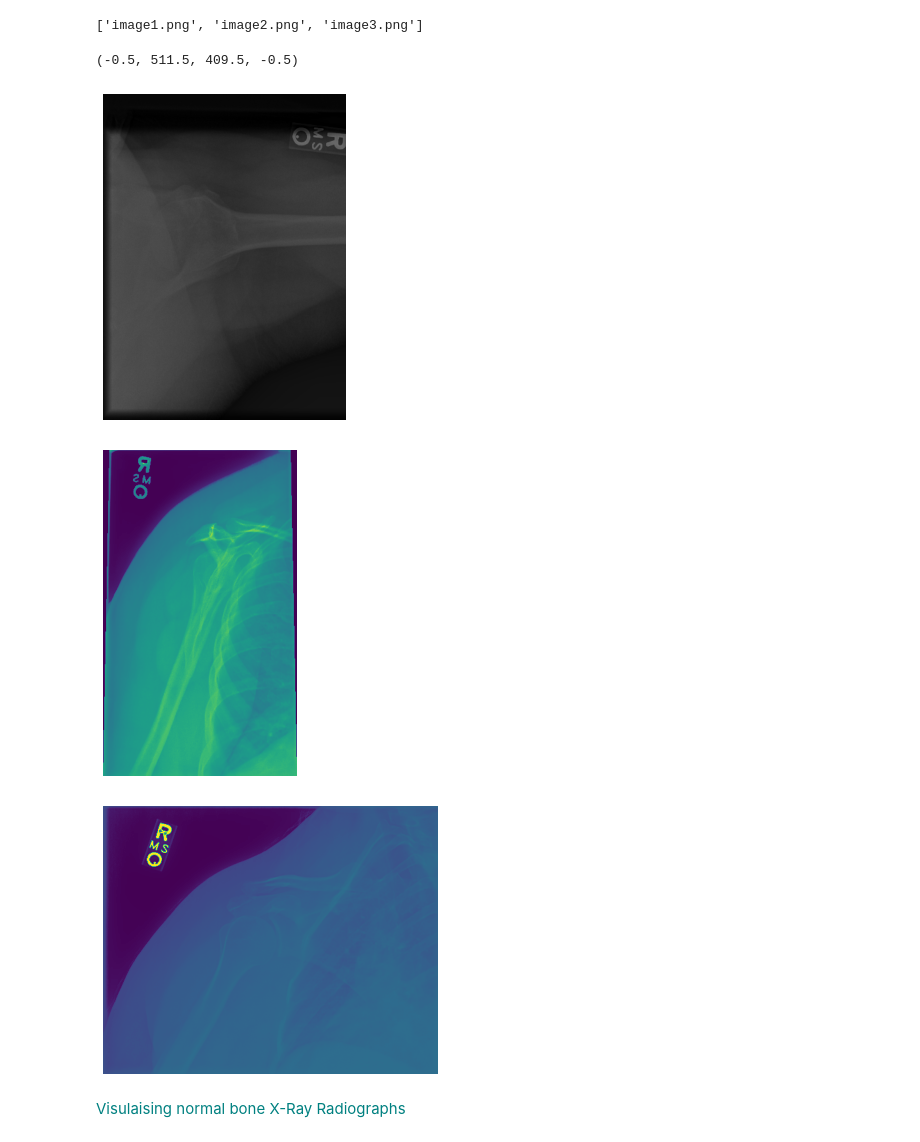
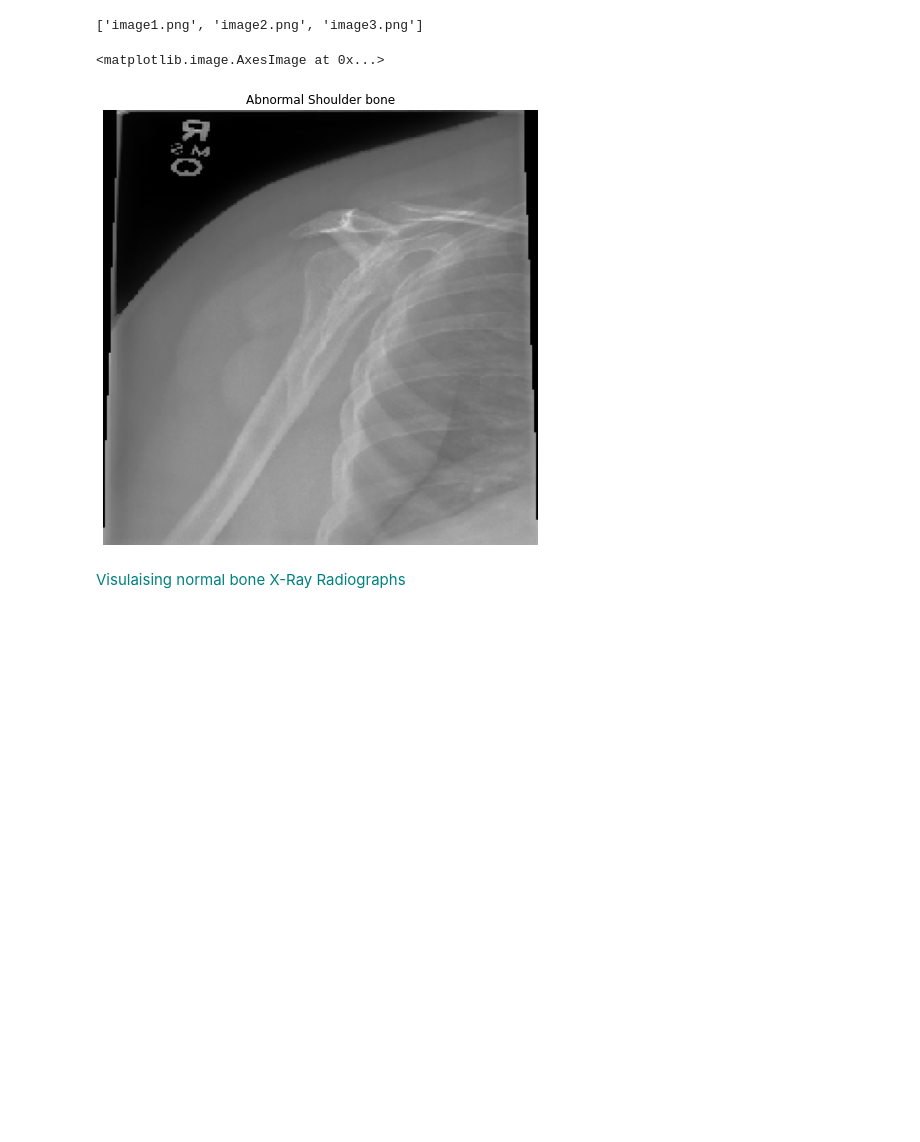
Before and after one commit to umamohantm/springboard, a Jupyter notebook: Capstone 2/Capstone _3_Data_Wrangling_and_EDA.ipynb, the cells around one changed output. Drawn from its saved outputs; the diff is of its cells as text; code cells hidden in the pictures; blank space fills up the shorter version.

```diff
--- a/Capstone 2/Capstone _3_Data_Wrangling_and_EDA.ipynb
+++ b/Capstone 2/Capstone _3_Data_Wrangling_and_EDA.ipynb
@@ -221,23 +194,16 @@ path = "train/XR_SHOULDER/patient00001/study1_positive"
 os.listdir(path)
 # %% [output]
 ['image1.png', 'image2.png', 'image3.png']
-# %%
-pic=imageio.imread('train/XR_SHOULDER/patient00001/study1_positive/image1.png')
-plt.figure(figsize=(6,6))
-plt.imshow(pic);
-plt.axis('off')
-pic=imageio.imread('train/XR_SHOULDER/patient00001/study1_positive/image2.png')
-plt.figure(figsize=(6,6))
-plt.imshow(pic);
-plt.axis('off')
-pic=imageio.imread('train/XR_SHOULDER/patient00001/study1_positive/image3.png')
-plt.figure(figsize=(6,6))
-plt.imshow(pic);
-plt.axis('off')
-# %% [output]
-(-0.5, 511.5, 409.5, -0.5)
-[figure, removed]
-[figure, removed]
-[figure, removed]
+# %%
+#Using Keras displaying the image1.png (Abnormal shoulder bone )
+img_path = 'train/XR_SHOULDER/patient00001/study1_positive/image2.png'
+img = image.load_img(img_path, target_size=(224, 224))
+plt.figure(figsize=(8,8))
+plt.axis('off')
+plt.title('Abnormal Shoulder bone')
+plt.imshow(img)
+# %% [output]
+<matplotlib.image.AxesImage at 0x...>
+[figure, added]
 # %% [markdown]
 <font color ='teal'>Visulaising normal bone X-Ray Radiographs <font />
```
Also changed, not shown: parts of 74 cells of this notebook.
